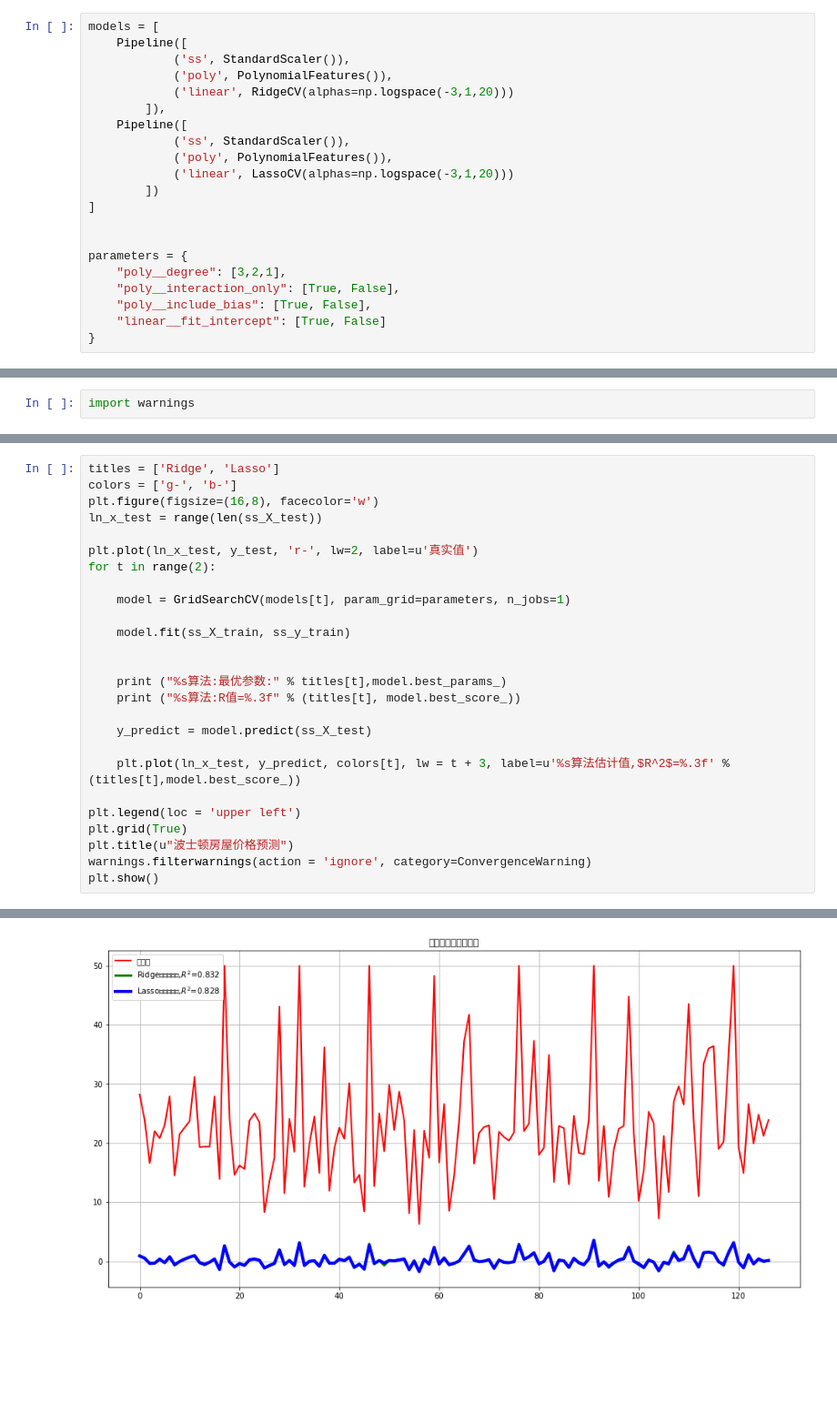
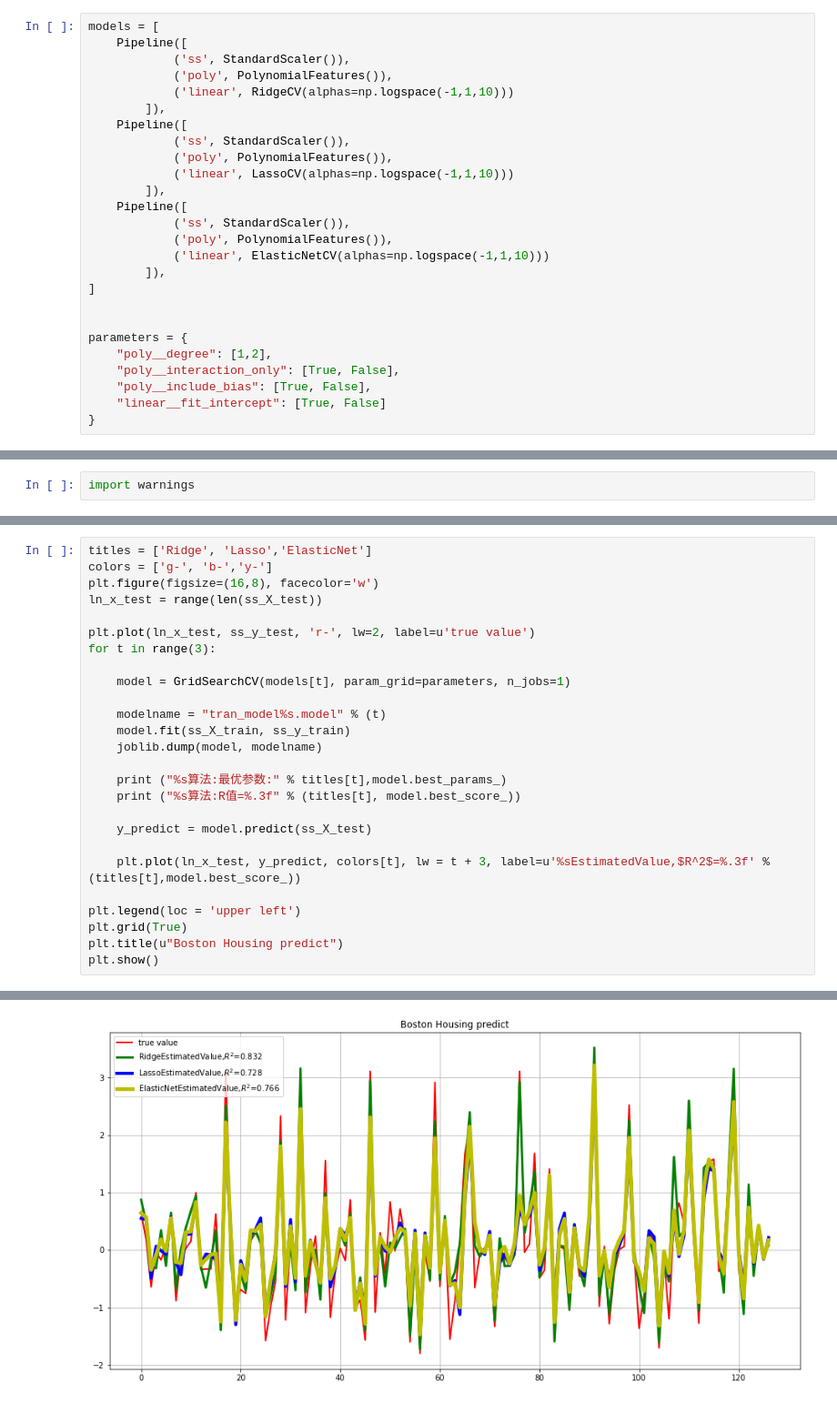
Before and after one commit to AndyClouder/ML, a Jupyter notebook: Housing_price_forecast_in_Boston.ipynb, the cells around one changed output, grey strips where cells are left out. Shown at 91% size. Drawn from its saved outputs; the diff is of its cells as text; blank space fills up the shorter version.

Commit message:
add model persistence and elastic net

```diff
--- a/Housing_price_forecast_in_Boston.ipynb
+++ b/Housing_price_forecast_in_Boston.ipynb
@@ -100,18 +104,23 @@ models = [
     Pipeline([
             ('ss', StandardScaler()),
             ('poly', PolynomialFeatures()),
-            ('linear', RidgeCV(alphas=np.logspace(-3,1,20)))
+            ('linear', RidgeCV(alphas=np.logspace(-1,1,10)))
         ]),
     Pipeline([
             ('ss', StandardScaler()),
             ('poly', PolynomialFeatures()),
-            ('linear', LassoCV(alphas=np.logspace(-3,1,20)))
-        ])
+            ('linear', LassoCV(alphas=np.logspace(-1,1,10)))
+        ]),
+    Pipeline([
+            ('ss', StandardScaler()),
+            ('poly', PolynomialFeatures()),
+            ('linear', ElasticNetCV(alphas=np.logspace(-1,1,10)))
+        ]),
 ]
 
 
 parameters = {
-    "poly__degree": [3,2,1],
+    "poly__degree": [1,2],
     "poly__interaction_only": [True, False],
     "poly__include_bias": [True, False],
     "linear__fit_intercept": [True, False]
@@ -125,27 +134,27 @@ warnings.filterwarnings(action = 'ignore', category=ConvergenceWarning)
 # %%
-titles = ['Ridge', 'Lasso']
-colors = ['g-', 'b-']
+titles = ['Ridge', 'Lasso','ElasticNet']
+colors = ['g-', 'b-','y-']
 plt.figure(figsize=(16,8), facecolor='w')
 ln_x_test = range(len(ss_X_test))
 
-plt.plot(ln_x_test, y_test, 'r-', lw=2, label=u'真实值')
-for t in range(2):
+plt.plot(ln_x_test, ss_y_test, 'r-', lw=2, label=u'true value')
+for t in range(3):
 
     model = GridSearchCV(models[t], param_grid=parameters, n_jobs=1)
 
+    modelname = "tran_model%s.model" % (t)
     model.fit(ss_X_train, ss_y_train)
-
+    joblib.dump(model, modelname)
 
     print ("%s算法:最优参数:" % titles[t],model.best_params_)
     print ("%s算法:R值=%.3f" % (titles[t], model.best_score_))
 
     y_predict = model.predict(ss_X_test)
 
-    plt.plot(ln_x_test, y_predict, colors[t], lw = t + 3, label=u'%s算法估计值,$R^2$=%.3f' % (titles[t],model.best_score_))
+    plt.plot(ln_x_test, y_predict, colors[t], lw = t + 3, label=u'%sEstimatedValue,$R^2$=%.3f' % (titles[t],model.best_score_))
 
 plt.legend(loc = 'upper left')
 plt.grid(True)
-plt.title(u"波士顿房屋价格预测")
-warnings.filterwarnings(action = 'ignore', category=ConvergenceWarning)
+plt.title(u"Boston Housing predict")
 plt.show()
 # %% [output]
@@ -156 +167 @@ Lasso算法:R值=0.828
-[figure, old version]
+[figure, new version]
```
Also changed, not shown: parts of 7 cells of this notebook.
